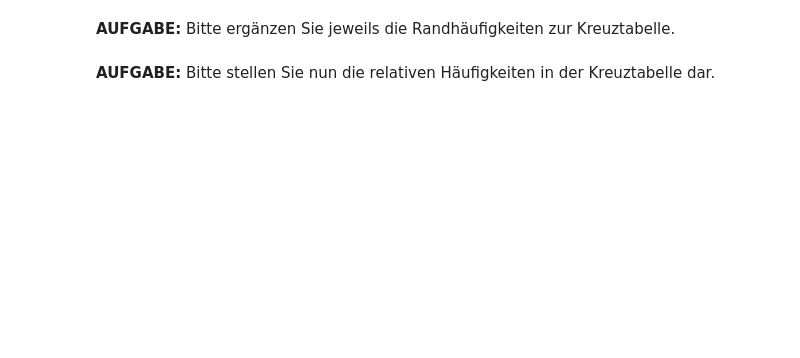
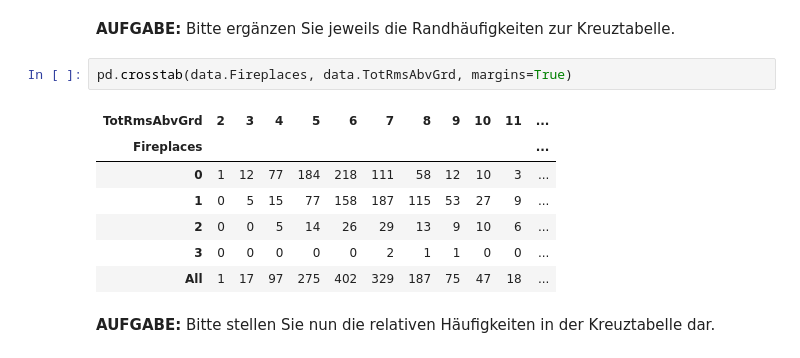
Before and after one commit to calebboa/calebboa, a Jupyter notebook: Deskriptive_Statistik.ipynb, the cells around one changed output. Saved outputs shown, nothing was run; the diff lists cells and outputs as text; blank space fills up the shorter version.

```diff
--- a/Deskriptive_Statistik.ipynb
+++ b/Deskriptive_Statistik.ipynb
@@ -152,4 +161,14 @@ np.float64(6306788585.349304)
 # %% [markdown]
 **AUFGABE:** Bitte ergänzen Sie jeweils die Randhäufigkeiten zur Kreuztabelle.
+# %%
+pd.crosstab(data.Fireplaces, data.TotRmsAbvGrd, margins=True)
+# %% [output]
+| TotRmsAbvGrd | 2 | 3 | 4 | 5 | 6 | 7 | 8 | 9 | 10 | 11 | ... |
+| Fireplaces |  |  |  |  |  |  |  |  |  |  | ... |
+| 0 | 1 | 12 | 77 | 184 | 218 | 111 | 58 | 12 | 10 | 3 | ... |
+| 1 | 0 | 5 | 15 | 77 | 158 | 187 | 115 | 53 | 27 | 9 | ... |
+| 2 | 0 | 0 | 5 | 14 | 26 | 29 | 13 | 9 | 10 | 6 | ... |
+| 3 | 0 | 0 | 0 | 0 | 0 | 2 | 1 | 1 | 0 | 0 | ... |
+| All | 1 | 17 | 97 | 275 | 402 | 329 | 187 | 75 | 47 | 18 | ... |
 # %% [markdown]
 **AUFGABE:** Bitte stellen Sie nun die relativen Häufigkeiten in der Kreuztabelle dar.
```
Also changed, not shown: parts of 5 cells of this notebook.
